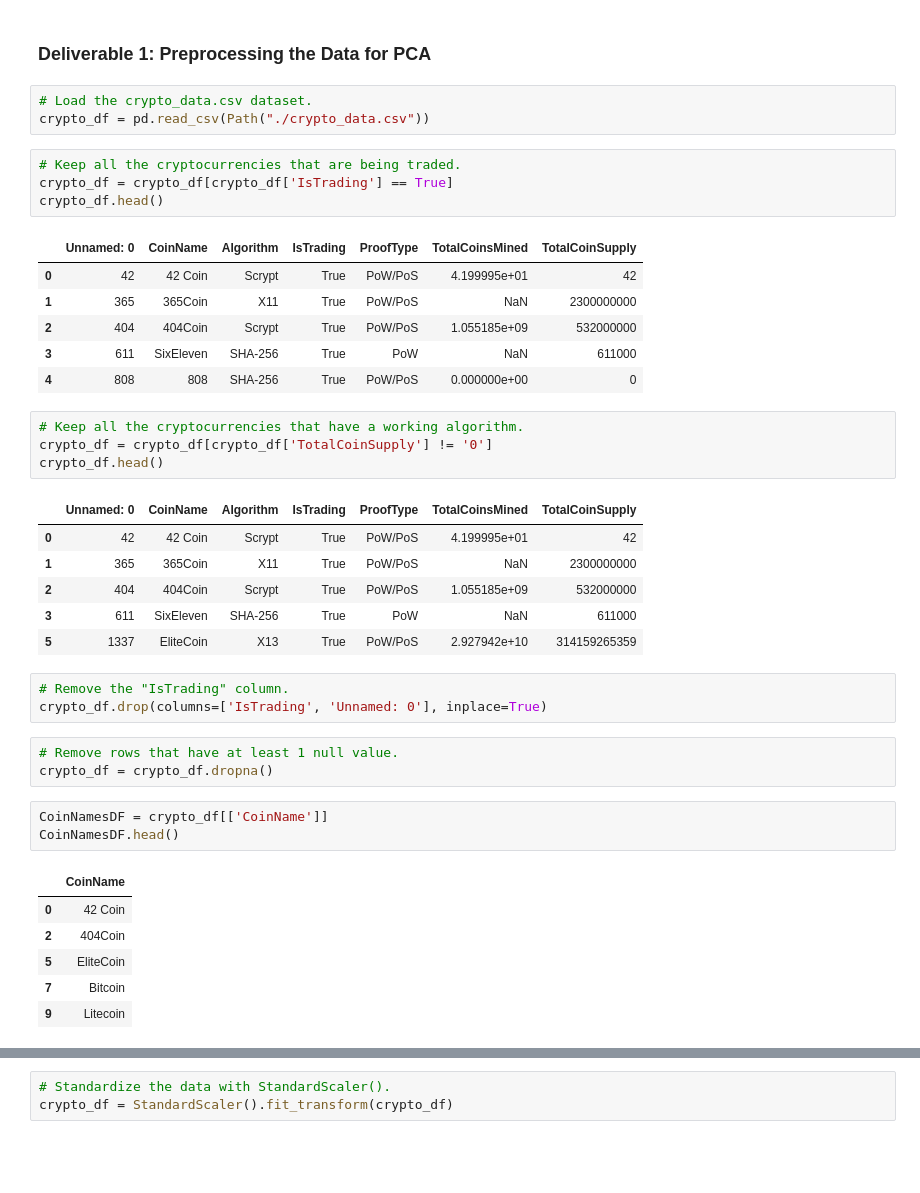
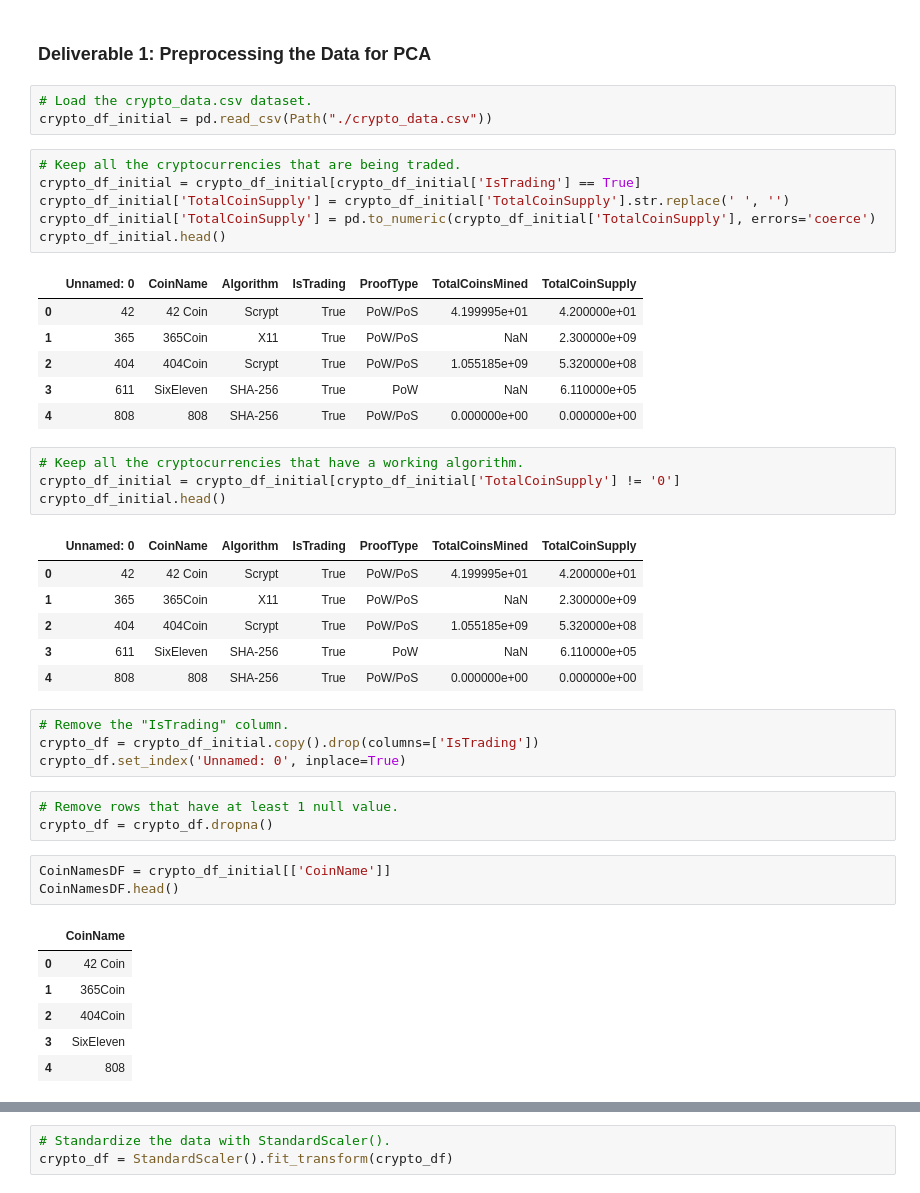
Before and after one commit to Dryspell/RBCModule18-Challenge, a Jupyter notebook: Challenge/crypto_clustering.ipynb, the cells around one changed output, grey strips where cells are left out. Cells and saved outputs as stored; diff of their text form; blank space fills up the shorter version.

```diff
--- a/Challenge/crypto_clustering.ipynb
+++ b/Challenge/crypto_clustering.ipynb
@@ -13,45 +13,48 @@ from sklearn.cluster import KMeans
 ### Deliverable 1: Preprocessing the Data for PCA
 # %%
 # Load the crypto_data.csv dataset.
-crypto_df = pd.read_csv(Path("./crypto_data.csv"))
+crypto_df_initial = pd.read_csv(Path("./crypto_data.csv"))
 # %%
 # Keep all the cryptocurrencies that are being traded.
-crypto_df = crypto_df[crypto_df['IsTrading'] == True]
-crypto_df.head()
+crypto_df_initial = crypto_df_initial[crypto_df_initial['IsTrading'] == True]
+crypto_df_initial['TotalCoinSupply'] = crypto_df_initial['TotalCoinSupply'].str.replace(' ', '')
+crypto_df_initial['TotalCoinSupply'] = pd.to_numeric(crypto_df_initial['TotalCoinSupply'], errors='coerce')
+crypto_df_initial.head()
 # %% [output]
 |  | Unnamed: 0 | CoinName | Algorithm | IsTrading | ProofType | TotalCoinsMined | TotalCoinSupply |
-| 0 | 42 | 42 Coin | Scrypt | True | PoW/PoS | 4.199995e+01 | 42 |
-| 1 | 365 | 365Coin | X11 | True | PoW/PoS | NaN | 2300000000 |
-| 2 | 404 | 404Coin | Scrypt | True | PoW/PoS | 1.055185e+09 | 532000000 |
-| 3 | 611 | SixEleven | SHA-256 | True | PoW | NaN | 611000 |
-| 4 | 808 | 808 | SHA-256 | True | PoW/PoS | 0.000000e+00 | 0 |
+| 0 | 42 | 42 Coin | Scrypt | True | PoW/PoS | 4.199995e+01 | 4.200000e+01 |
+| 1 | 365 | 365Coin | X11 | True | PoW/PoS | NaN | 2.300000e+09 |
+| 2 | 404 | 404Coin | Scrypt | True | PoW/PoS | 1.055185e+09 | 5.320000e+08 |
+| 3 | 611 | SixEleven | SHA-256 | True | PoW | NaN | 6.110000e+05 |
+| 4 | 808 | 808 | SHA-256 | True | PoW/PoS | 0.000000e+00 | 0.000000e+00 |
 # %%
 # Keep all the cryptocurrencies that have a working algorithm.
-crypto_df = crypto_df[crypto_df['TotalCoinSupply'] != '0']
-crypto_df.head()
+crypto_df_initial = crypto_df_initial[crypto_df_initial['TotalCoinSupply'] != '0']
+crypto_df_initial.head()
 # %% [output]
 |  | Unnamed: 0 | CoinName | Algorithm | IsTrading | ProofType | TotalCoinsMined | TotalCoinSupply |
-| 0 | 42 | 42 Coin | Scrypt | True | PoW/PoS | 4.199995e+01 | 42 |
-| 1 | 365 | 365Coin | X11 | True | PoW/PoS | NaN | 2300000000 |
-| 2 | 404 | 404Coin | Scrypt | True | PoW/PoS | 1.055185e+09 | 532000000 |
-| 3 | 611 | SixEleven | SHA-256 | True | PoW | NaN | 611000 |
-| 5 | 1337 | EliteCoin | X13 | True | PoW/PoS | 2.927942e+10 | 314159265359 |
+| 0 | 42 | 42 Coin | Scrypt | True | PoW/PoS | 4.199995e+01 | 4.200000e+01 |
+| 1 | 365 | 365Coin | X11 | True | PoW/PoS | NaN | 2.300000e+09 |
+| 2 | 404 | 404Coin | Scrypt | True | PoW/PoS | 1.055185e+09 | 5.320000e+08 |
+| 3 | 611 | SixEleven | SHA-256 | True | PoW | NaN | 6.110000e+05 |
+| 4 | 808 | 808 | SHA-256 | True | PoW/PoS | 0.000000e+00 | 0.000000e+00 |
 # %%
 # Remove the "IsTrading" column.
-crypto_df.drop(columns=['IsTrading', 'Unnamed: 0'], inplace=True)
+crypto_df = crypto_df_initial.copy().drop(columns=['IsTrading'])
+crypto_df.set_index('Unnamed: 0', inplace=True)
 # %%
 # Remove rows that have at least 1 null value.
 crypto_df = crypto_df.dropna()
 # %%
-CoinNamesDF = crypto_df[['CoinName']]
+CoinNamesDF = crypto_df_initial[['CoinName']]
 CoinNamesDF.head()
 # %% [output]
 |  | CoinName |
 | 0 | 42 Coin |
+| 1 | 365Coin |
 | 2 | 404Coin |
-| 5 | EliteCoin |
-| 7 | Bitcoin |
-| 9 | Litecoin |
+| 3 | SixEleven |
+| 4 | 808 |
 # %%
 # Drop the 'CoinName' column since it's not going to be used on the clustering algorithm.
 crypto_df = crypto_df.drop(columns=['CoinName'])
```
Also changed, not shown: parts of 18 cells of this notebook, 2 other files.
